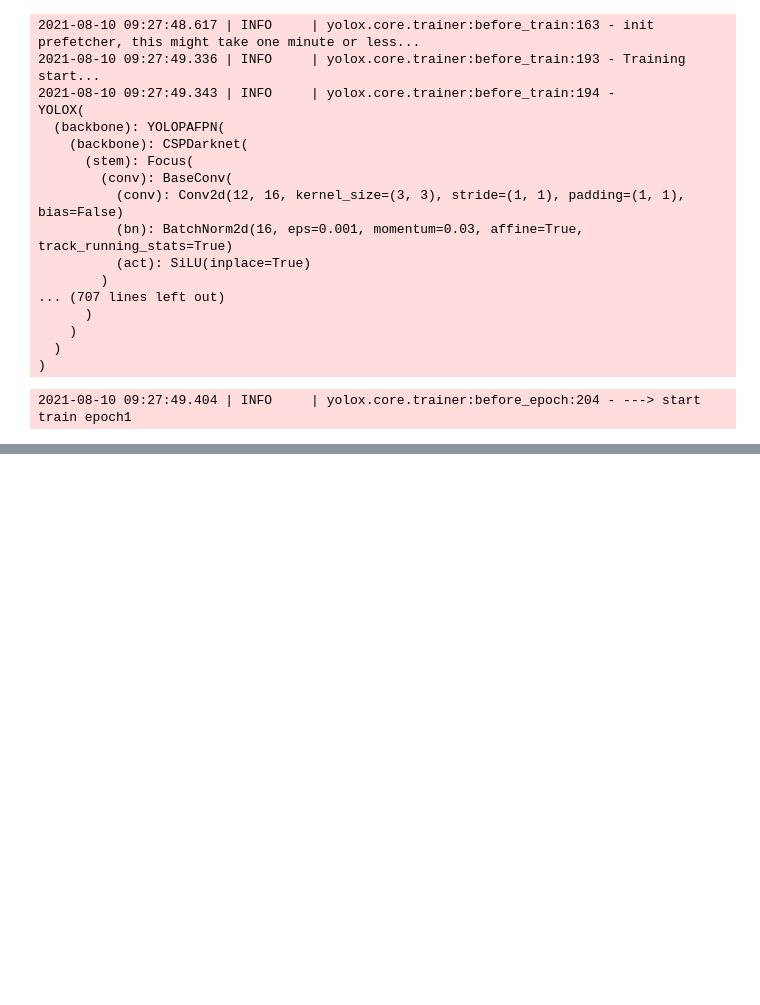
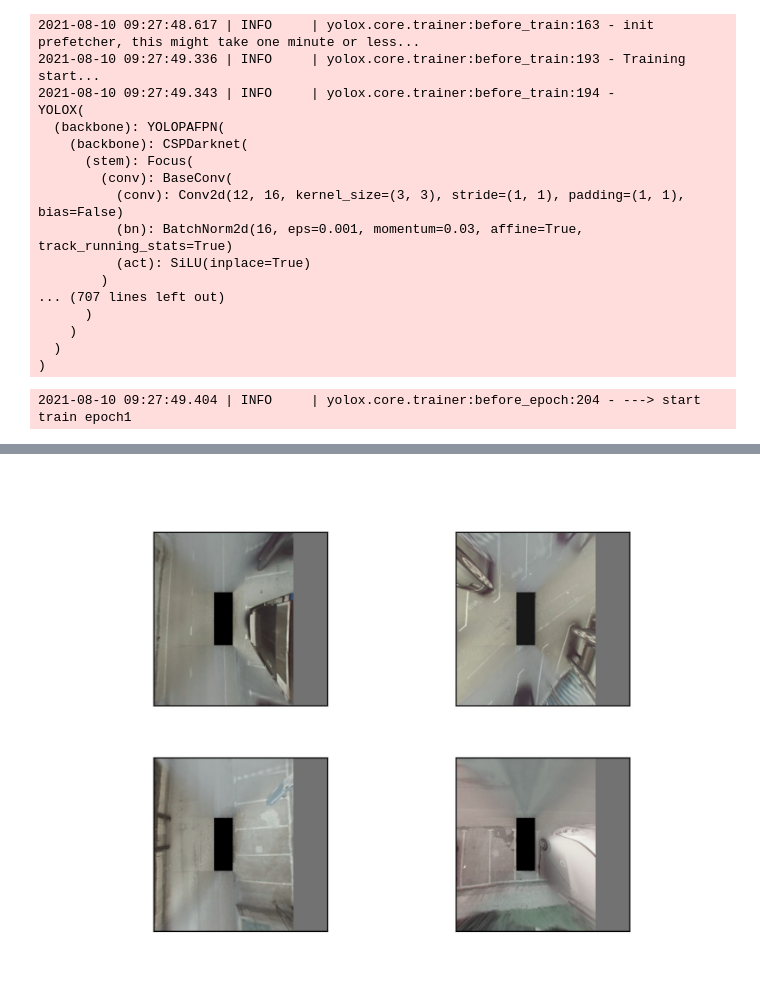
Before and after one commit to anhvth/YOLOX, a Jupyter notebook: nbs/00_train_debug_one_step.ipynb, the cells around one changed output, grey strips where cells are left out. Drawn from its saved outputs; the diff is of its cells as text; code cells hidden in the pictures; blank space fills up the shorter version.

```diff
--- a/nbs/00_train_debug_one_step.ipynb
+++ b/nbs/00_train_debug_one_step.ipynb
@@ -136,4 +135,7 @@ Save fig: ./cache/debug_riou/0.jpg
 #     outputs = trainer.model(inps, targets)
 #     loss = outputs["total_loss"]
 # %%
-# Image.open('test.jpg')
+from PIL import Image
+Image.open('test.jpg')
+# %% [output]
+[figure, added]
```
Also changed, not shown: parts of 2 cells of this notebook, 12 other files.
